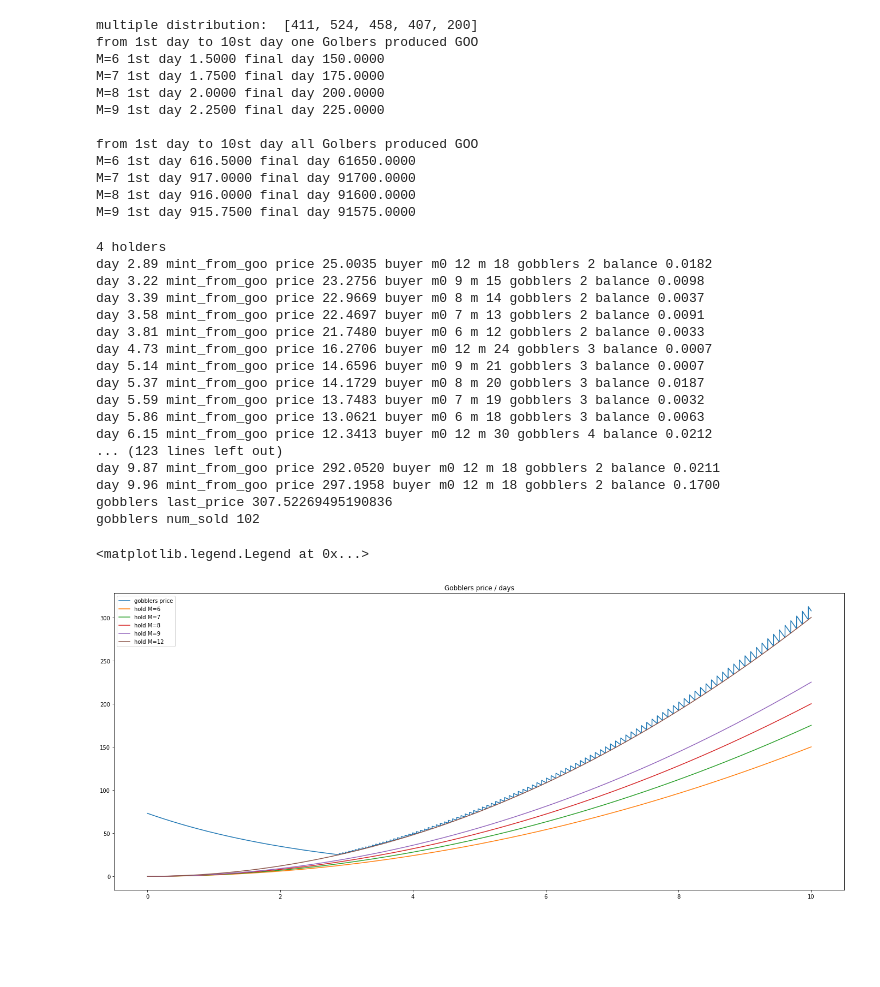
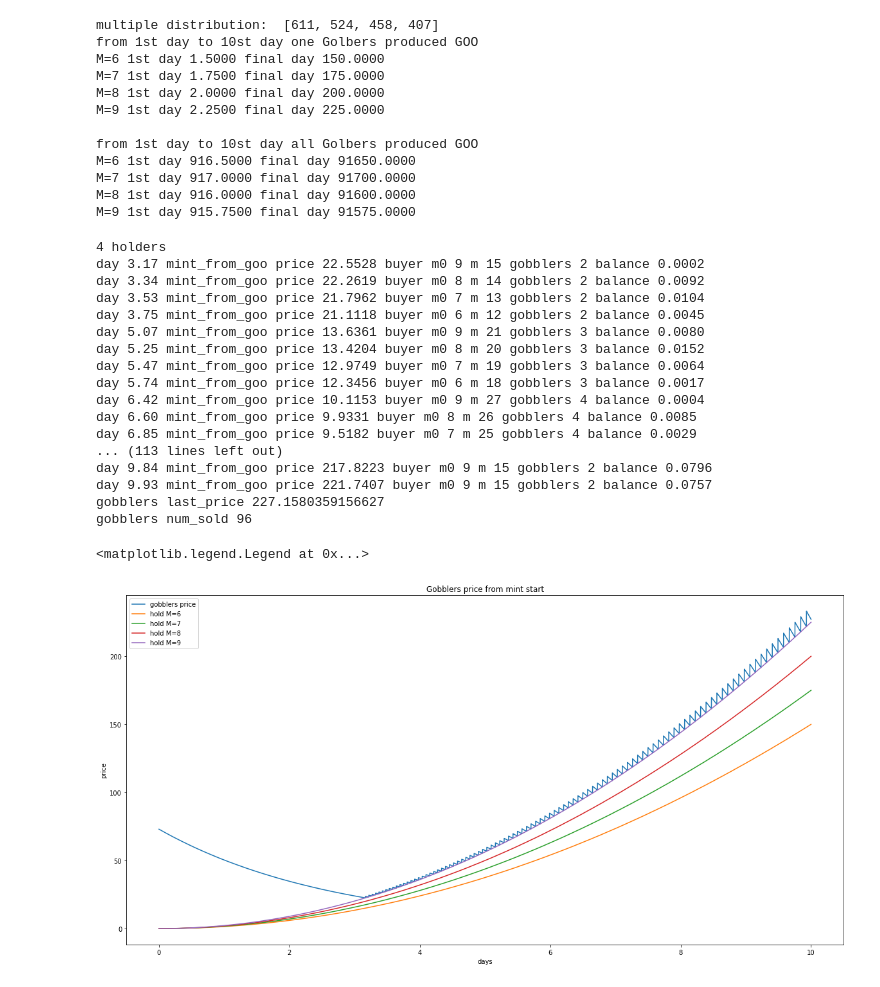
Before and after one commit to 0x-stan/voltron-gobblers, a Jupyter notebook: analysis/GOObalance.ipynb, the cells around one changed output. Cells and saved outputs as stored; diff of their text form; code cells hidden in the pictures; blank space fills up the shorter version.

```diff
--- a/analysis/GOObalance.ipynb
+++ b/analysis/GOObalance.ipynb
@@ -11,8 +11,8 @@ Multiple    Rarity
 9           20.36%
 """
 
-rarities = [0.2055, 0.2618, 0.2291, 0.2036, 0.1000]
-multiples = [6, 7, 8, 9, 12]
+rarities = [0.3055, 0.2618, 0.2291, 0.2036]
+multiples = [6, 7, 8, 9]
 white_list_num = 2000
 
 # total 2000 mint whitelist
@@ -72,7 +72,7 @@ print("M=7 1st day {:.4f} final day {:.4f}".format(begin_goo[1], end_goo[1]))
 print("M=8 1st day {:.4f} final day {:.4f}".format(begin_goo[2], end_goo[2]))
 print("M=9 1st day {:.4f} final day {:.4f}".format(begin_goo[3], end_goo[3]))
 # %% [output]
-multiple distribution:  [411, 524, 458, 407, 200]
+multiple distribution:  [611, 524, 458, 407]
 from 1st day to 10st day one Golbers produced GOO
 M=6 1st day 1.5000 final day 150.0000
 M=7 1st day 1.7500 final day 175.0000
@@ -80,7 +80,7 @@ M=8 1st day 2.0000 final day 200.0000
 M=9 1st day 2.2500 final day 225.0000
 
 from 1st day to 10st day all Golbers produced GOO
-M=6 1st day 616.5000 final day 61650.0000
+M=6 1st day 916.5000 final day 91650.0000
 M=7 1st day 917.0000 final day 91700.0000
 M=8 1st day 916.0000 final day 91600.0000
 M=9 1st day 915.7500 final day 91575.0000
@@ -175,7 +175,7 @@ time_step = 0.001
 print("4 holders")
 
 gobblers = ArtGobblers()
-holders = [Holder(6), Holder(7), Holder(8), Holder(9), Holder(12)]
+holders = [Holder(6), Holder(7), Holder(8), Holder(9)]
 random.shuffle(holders)
 
 cur_t = 0
@@ -216,7 +216,6 @@ ydata_m6 = []
 ydata_m7 = []
 ydata_m8 = []
 ydata_m9 = []
-ydata_m12 = []
 
 while cur_t < final_day:
     gobblers.update(cur_t)
@@ -234,7 +233,6 @@ while cur_t < final_day:
     ydata_m7.append(m_goo[1])     # multiple 7
     ydata_m8.append(m_goo[2])     # multiple 8
     ydata_m9.append(m_goo[3])     # multiple 9
-    ydata_m12.append(m_goo[4])     # multiple 12
 
     cur_t += time_step
 
@@ -244,45 +242,45 @@ print("gobblers num_sold", gobblers.num_sold)
 print("")
 # %% [output]
 4 holders
-day 2.89 mint_from_goo price 25.0035 buyer m0 12 m 18 gobblers 2 balance 0.0182
-day 3.22 mint_from_goo price 23.2756 buyer m0 9 m 15 gobblers 2 balance 0.0098
-day 3.39 mint_from_goo price 22.9669 buyer m0 8 m 14 gobblers 2 balance 0.0037
-day 3.58 mint_from_goo price 22.4697 buyer m0 7 m 13 gobblers 2 balance 0.0091
-day 3.81 mint_from_goo price 21.7480 buyer m0 6 m 12 gobblers 2 balance 0.0033
-day 4.73 mint_from_goo price 16.2706 buyer m0 12 m 24 gobblers 3 balance 0.0007
-day 5.14 mint_from_goo price 14.6596 buyer m0 9 m 21 gobblers 3 balance 0.0007
-day 5.37 mint_from_goo price 14.1729 buyer m0 8 m 20 gobblers 3 balance 0.0187
-day 5.59 mint_from_goo price 13.7483 buyer m0 7 m 19 gobblers 3 balance 0.0032
-day 5.86 mint_from_goo price 13.0621 buyer m0 6 m 18 gobblers 3 balance 0.0063
-day 6.15 mint_from_goo price 12.3413 buyer m0 12 m 30 gobblers 4 balance 0.0212
-... (123 lines left out)
-day 9.87 mint_from_goo price 292.0520 buyer m0 12 m 18 gobblers 2 balance 0.0211
-day 9.96 mint_from_goo price 297.1958 buyer m0 12 m 18 gobblers 2 balance 0.1700
-gobblers last_price 307.52269495190836
-gobblers num_sold 102
+day 3.17 mint_from_goo price 22.5528 buyer m0 9 m 15 gobblers 2 balance 0.0002
+day 3.34 mint_from_goo price 22.2619 buyer m0 8 m 14 gobblers 2 balance 0.0092
+day 3.53 mint_from_goo price 21.7962 buyer m0 7 m 13 gobblers 2 balance 0.0104
+day 3.75 mint_from_goo price 21.1118 buyer m0 6 m 12 gobblers 2 balance 0.0045
+day 5.07 mint_from_goo price 13.6361 buyer m0 9 m 21 gobblers 3 balance 0.0080
+day 5.25 mint_from_goo price 13.4204 buyer m0 8 m 20 gobblers 3 balance 0.0152
+day 5.47 mint_from_goo price 12.9749 buyer m0 7 m 19 gobblers 3 balance 0.0064
+day 5.74 mint_from_goo price 12.3456 buyer m0 6 m 18 gobblers 3 balance 0.0017
+day 6.42 mint_from_goo price 10.1153 buyer m0 9 m 27 gobblers 4 balance 0.0004
+day 6.60 mint_from_goo price 9.9331 buyer m0 8 m 26 gobblers 4 balance 0.0085
+day 6.85 mint_from_goo price 9.5182 buyer m0 7 m 25 gobblers 4 balance 0.0029
+... (113 lines left out)
+day 9.84 mint_from_goo price 217.8223 buyer m0 9 m 15 gobblers 2 balance 0.0796
+day 9.93 mint_from_goo price 221.7407 buyer m0 9 m 15 gobblers 2 balance 0.0757
+gobblers last_price 227.1580359156627
+gobblers num_sold 96
 # %%
 import matplotlib.pyplot as plt
 from matplotlib.lines import Line2D
 
-fig = plt.figure(figsize=(24, 10))
+fig = plt.figure(figsize=(20, 10))
 ax = fig.add_subplot(1, 1, 1)
+ax.set_title('Gobblers price from mint start')
+ax.set_xlabel('days')
+ax.set_ylabel('price')
 ax.plot(x_labels_gobblers, y_data_gobblers)
 ax.plot(x_labels_gobblers, ydata_m6)
 ax.plot(x_labels_gobblers, ydata_m7)
 ax.plot(x_labels_gobblers, ydata_m8)
 ax.plot(x_labels_gobblers, ydata_m9)
-ax.plot(x_labels_gobblers, ydata_m12)
 custom_lines = [
     Line2D(x_labels_gobblers, y_data_gobblers, color='tab:blue'),
     Line2D(x_labels_gobblers, ydata_m6, color='tab:orange'),
     Line2D(x_labels_gobblers, ydata_m7, color='tab:green'),
     Line2D(x_labels_gobblers, ydata_m8, color='tab:red'),
     Line2D(x_labels_gobblers, ydata_m9, color='tab:purple'),
-    Line2D(x_labels_gobblers, ydata_m12, color='tab:brown'),
 ]
-ax.set_title('Gobblers price / days')
 ax.legend(custom_lines, ['gobblers price', 'hold M=6',
-          'hold M=7', 'hold M=8', 'hold M=9', 'hold M=12'])
+          'hold M=7', 'hold M=8', 'hold M=9'])
 # %% [output]
 <matplotlib.legend.Legend at 0x...>
-[figure, old version]
+[figure, new version]
```
Also changed, not shown: 2 other files.
